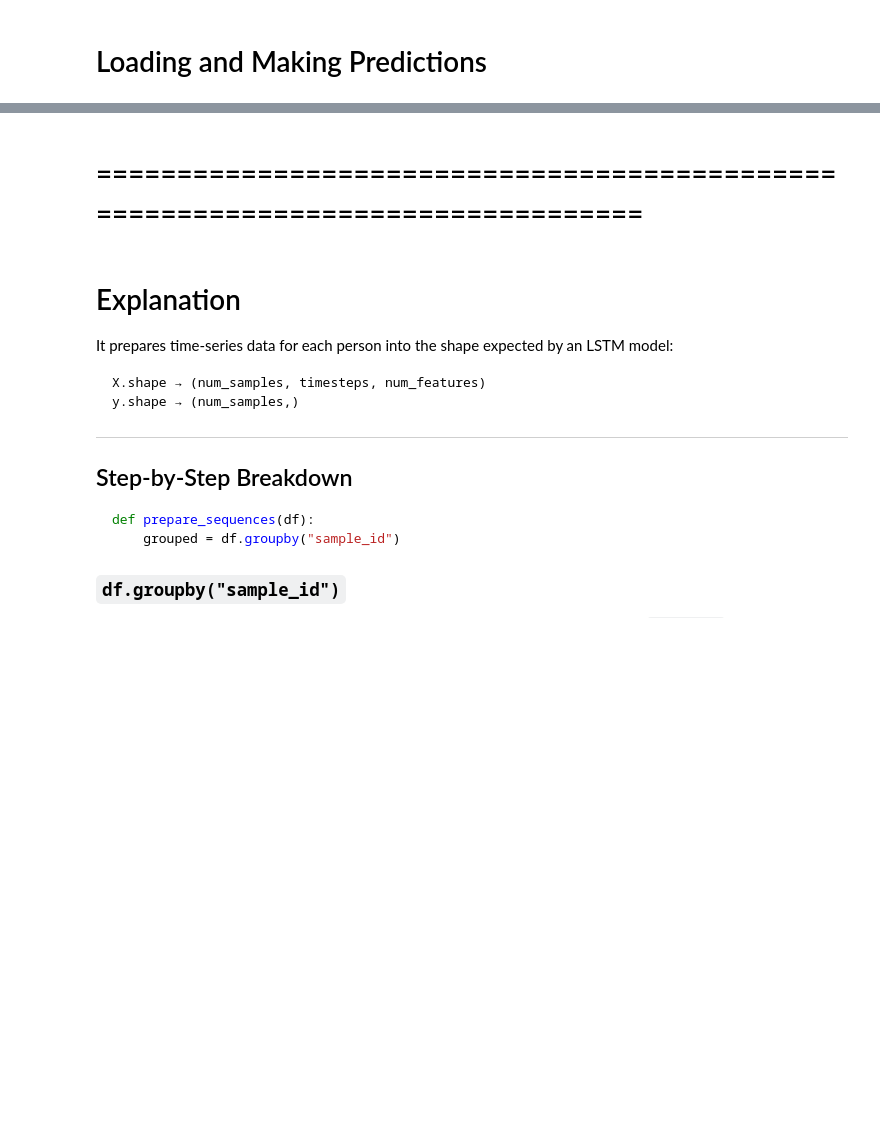
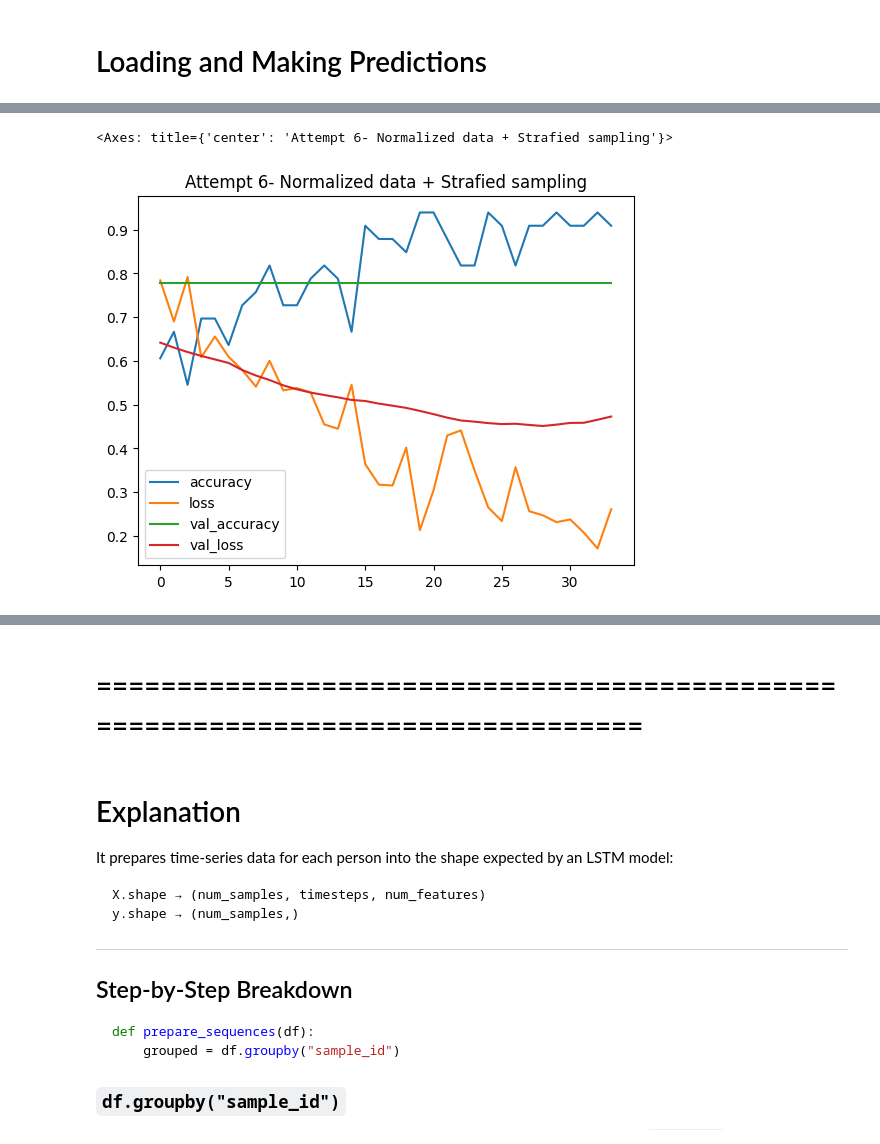
Before and after one commit to Prashanna-Raj-Pandit/NN-Time-series, a Jupyter notebook: gait_classification.ipynb, the cells around one changed output, grey strips where cells are left out. Cells and saved outputs as stored; diff of their text form; code cells hidden in the pictures; blank space fills up the shorter version.

```diff
--- a/gait_classification.ipynb
+++ b/gait_classification.ipynb
@@ -465,0 +500,5 @@ pd.DataFrame(history.history).plot(title="Attempt 5- stratified sampling")
+# %%
+pd.DataFrame(history.history).plot(title="Attempt 6- Normalized data + Strafied sampling")
+# %% [output]
+<Axes: title={'center': 'Attempt 6- Normalized data + Strafied sampling'}>
+[figure, added]
```
Also changed, not shown: parts of 21 cells of this notebook.
